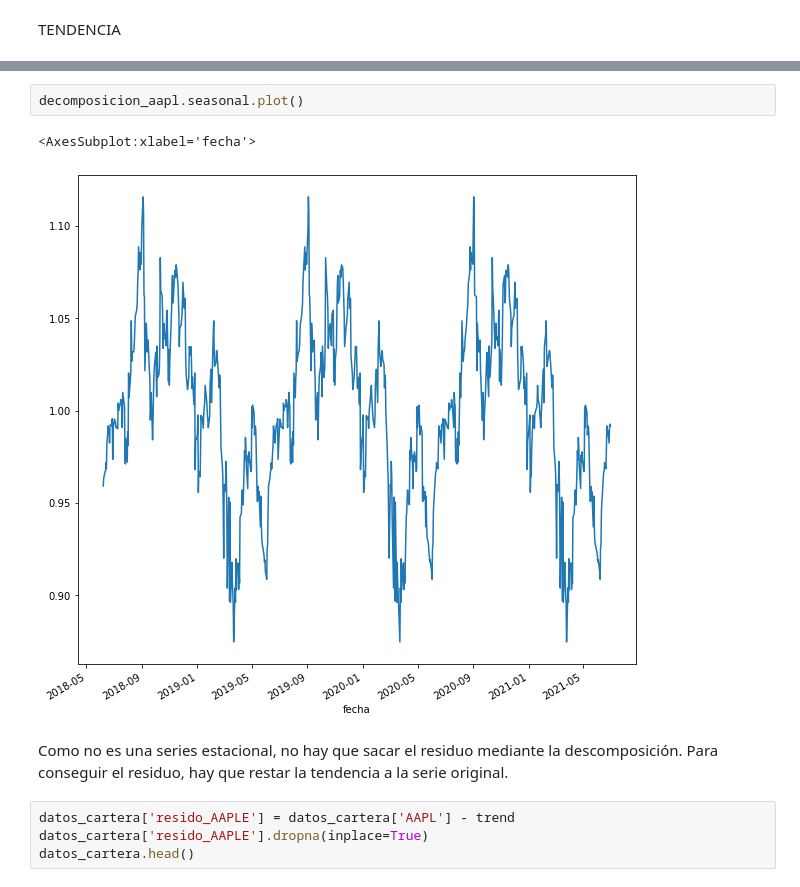
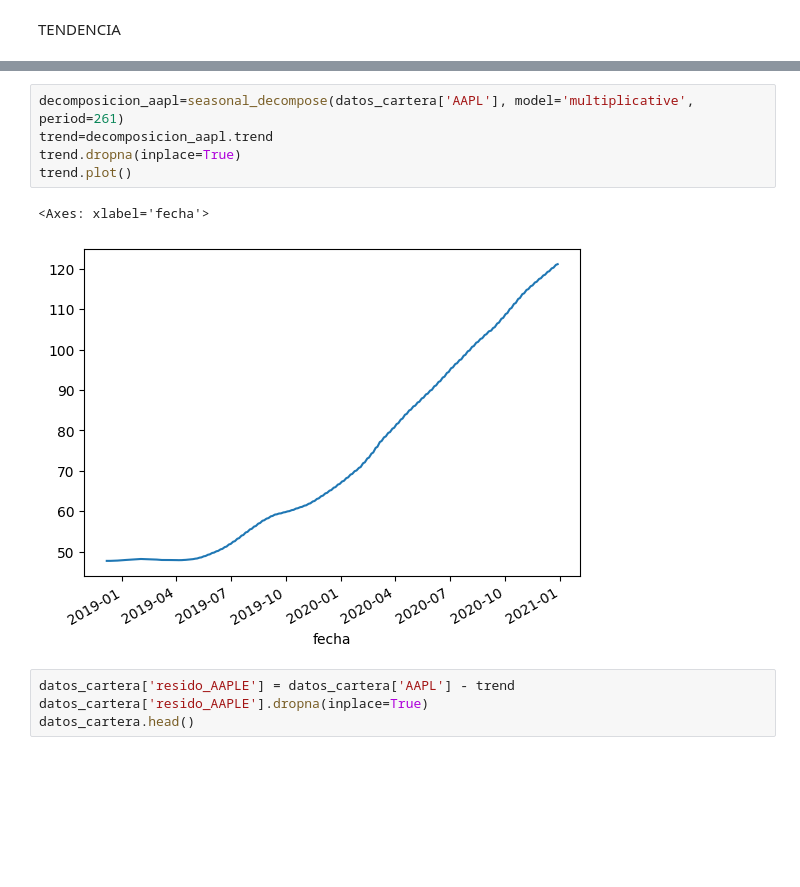
Before and after one commit to LanderAgirre/Reto_09_Azul_Oscuro, a Jupyter notebook: 4.Data_Science.ipynb, the cells around one changed output, grey strips where cells are left out. Cells and saved outputs as stored; diff of their text form; blank space fills up the shorter version.

```diff
--- a/4.Data_Science.ipynb
+++ b/4.Data_Science.ipynb
@@ -77,11 +66,11 @@ tsaplots.plot_acf(datos_cartera['AAPL'], lags=(261*3));
-# %%
-decomposicion_aapl.seasonal.plot()
-# %% [output]
-<AxesSubplot:xlabel='fecha'>
-[figure, removed]
-# %% [markdown]
-Como no es una series estacional, no hay que sacar el residuo mediante la descomposición.
-Para conseguir el residuo, hay que restar la tendencia a la serie original.
+# %%
+decomposicion_aapl=seasonal_decompose(datos_cartera['AAPL'], model='multiplicative', period=261)
+trend=decomposicion_aapl.trend
+trend.dropna(inplace=True)
+trend.plot()
+# %% [output]
+<Axes: xlabel='fecha'>
+[figure, added]
 # %%
 datos_cartera['resido_AAPLE'] = datos_cartera['AAPL'] - trend
 datos_cartera['resido_AAPLE'].dropna(inplace=True)
```
Also changed, not shown: parts of 30 cells of this notebook.
